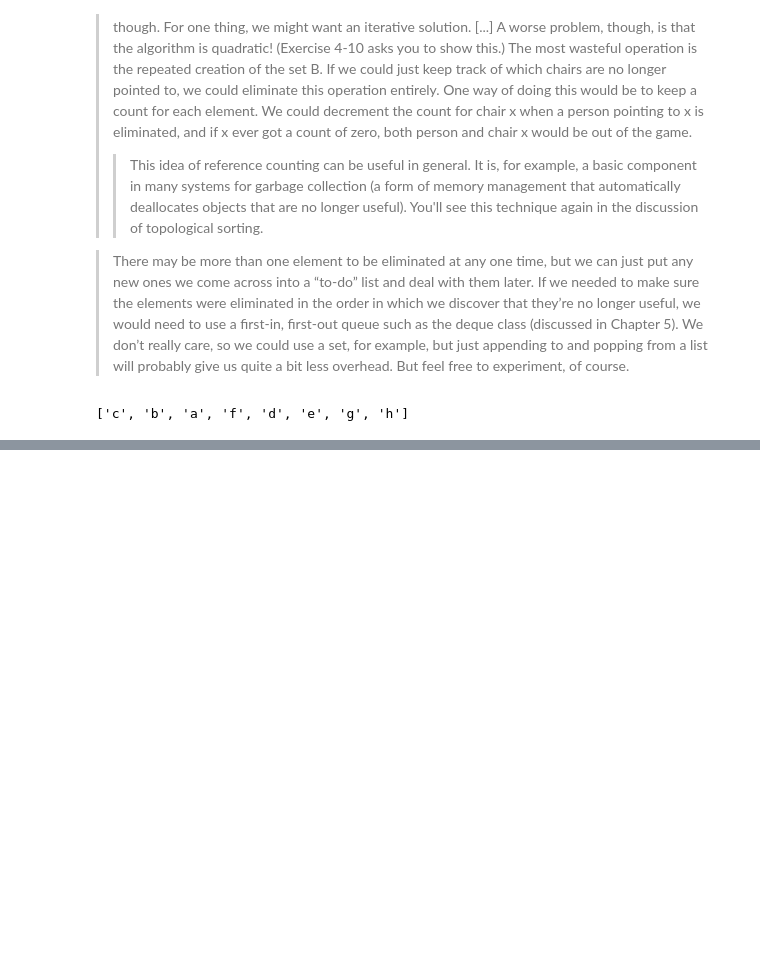
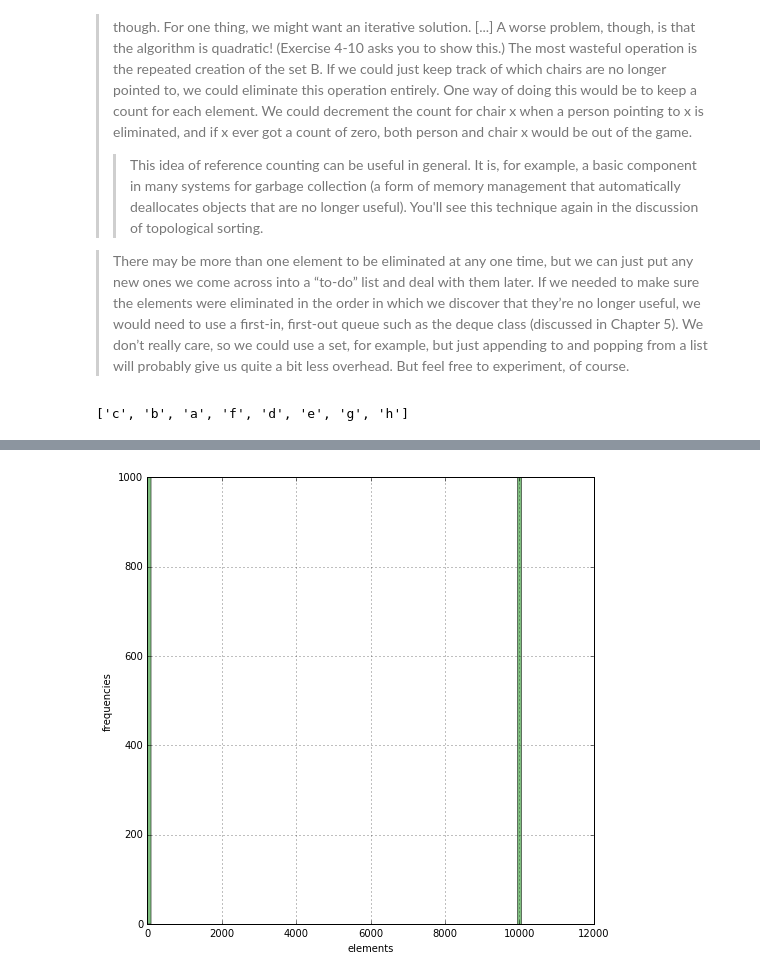
Before and after one commit to massimo-nocentini/scratchpad, a Jupyter notebook: chapters/python/Untitled.ipynb, the cells around one changed output, grey strips where cells are left out. Saved outputs shown, nothing was run; the diff lists cells and outputs as text; code cells hidden in the pictures; blank space fills up the shorter version.

```diff
--- a/chapters/python/Untitled.ipynb
+++ b/chapters/python/Untitled.ipynb
@@ -253,0 +306,10 @@ d
+# %%
+B = [randrange(50) for i in range(10**3)] + [10**4 + randrange(50) for i in range(10**3)]
+# %%
+n, bins, patches = plt.hist(B, 100, normed=0,facecolor='green', alpha=0.5)
+plt.xlabel('elements')
+plt.ylabel('frequencies')
+plt.grid(True)
+plt.show()
+# %% [output]
+[figure, added]
```
Also changed, not shown: parts of 16 cells of this notebook, 1 other file.
